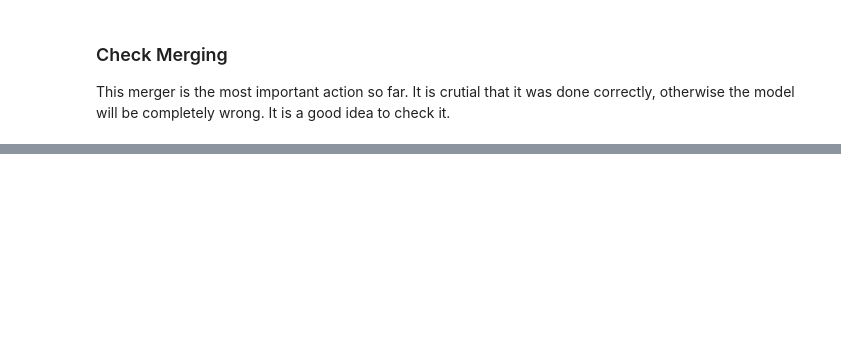
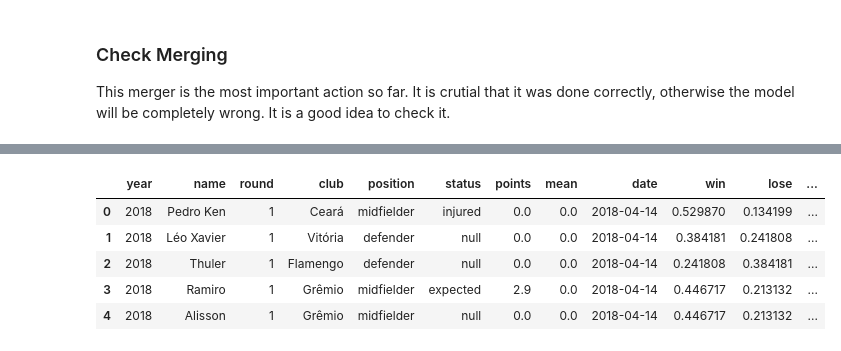
Before and after one commit to matheusccouto/palpite, a Jupyter notebook: notebooks/model_building.ipynb, the cells around one changed output, grey strips where cells are left out. Cells and saved outputs as stored; diff of their text form; code cells hidden in the pictures; blank space fills up the shorter version.

Commit message:
Prepare and export data

```diff
--- a/notebooks/model_building.ipynb
+++ b/notebooks/model_building.ipynb
@@ -785,3 +785,5 @@ The merge was unsuccesful for around 1% of occurences. This is negligible.
+# %%
+cartola_data = cartola_data.dropna()
 # %% [markdown]
 ### Check Merging
 This merger is the most important action so far. It is crutial that it was done correctly, otherwise the model will be completely wrong. It is a good idea to check it.
@@ -826,0 +830,13 @@ With that, we are done with the data wrangling process (finally). Now we can pro
+# %%
+odds_sum = cartola_data[["win", "draw", "lose"]].sum(1)
+cartola_data["win"] = cartola_data["win"] / odds_sum
+cartola_data["lose"] = cartola_data["lose"] / odds_sum
+cartola_data["draw"] = cartola_data["draw"] / odds_sum
+cartola_data.head()
+# %% [output]
+|  | year | name | round | club | position | status | points | mean | date | win | lose | ... |
+| 0 | 2018 | Pedro Ken | 1 | Ceará | midfielder | injured | 0.0 | 0.0 | 2018-04-14 | 0.529870 | 0.134199 | ... |
+| 1 | 2018 | Léo Xavier | 1 | Vitória | defender | null | 0.0 | 0.0 | 2018-04-14 | 0.384181 | 0.241808 | ... |
+| 2 | 2018 | Thuler | 1 | Flamengo | defender | null | 0.0 | 0.0 | 2018-04-14 | 0.241808 | 0.384181 | ... |
+| 3 | 2018 | Ramiro | 1 | Grêmio | midfielder | expected | 2.9 | 0.0 | 2018-04-14 | 0.446717 | 0.213132 | ... |
+| 4 | 2018 | Alisson | 1 | Grêmio | midfielder | null | 0.0 | 0.0 | 2018-04-14 | 0.446717 | 0.213132 | ... |
```
Also changed, not shown: parts of 17 cells of this notebook, 2 other files.
